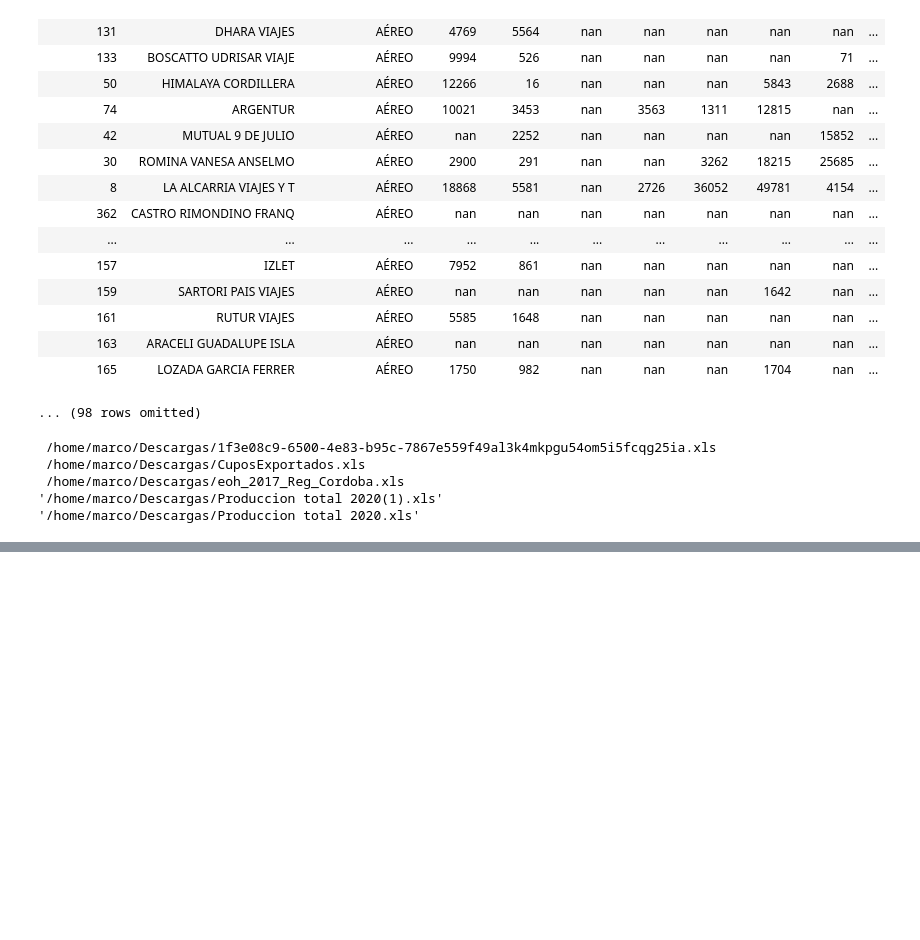
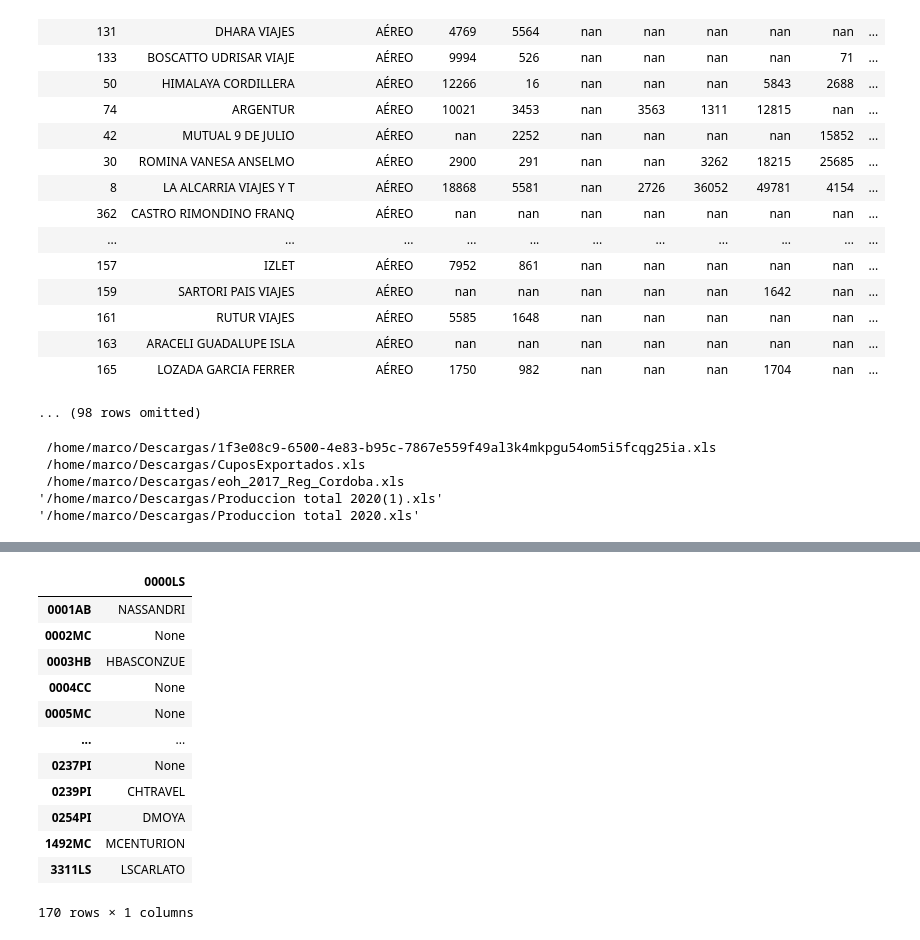
Before and after one commit to MarcoCenturion/Bash_data_analytics, a Jupyter notebook: Ventas Delfos por vertical.ipynb, the cells around one changed output, grey strips where cells are left out. Saved outputs shown, nothing was run; the diff lists cells and outputs as text; code cells hidden in the pictures; blank space fills up the shorter version.

```diff
--- a/Ventas Delfos por vertical.ipynb
+++ b/Ventas Delfos por vertical.ipynb
@@ -459,0 +484,18 @@ ValueError: No group keys passed!
+# %%
+CORG128B8=pd.read_clipboard()
+# %%
+CORG128B8
+# %% [output]
+|  | 0000LS |
+| 0001AB | NASSANDRI |
+| 0002MC | None |
+| 0003HB | HBASCONZUE |
+| 0004CC | None |
+| 0005MC | None |
+| ... | ... |
+| 0237PI | None |
+| 0239PI | CHTRAVEL |
+| 0254PI | DMOYA |
+| 1492MC | MCENTURION |
+| 3311LS | LSCARLATO |
+170 rows × 1 columns
```
Also changed, not shown: parts of 39 cells of this notebook, 1 other file.
